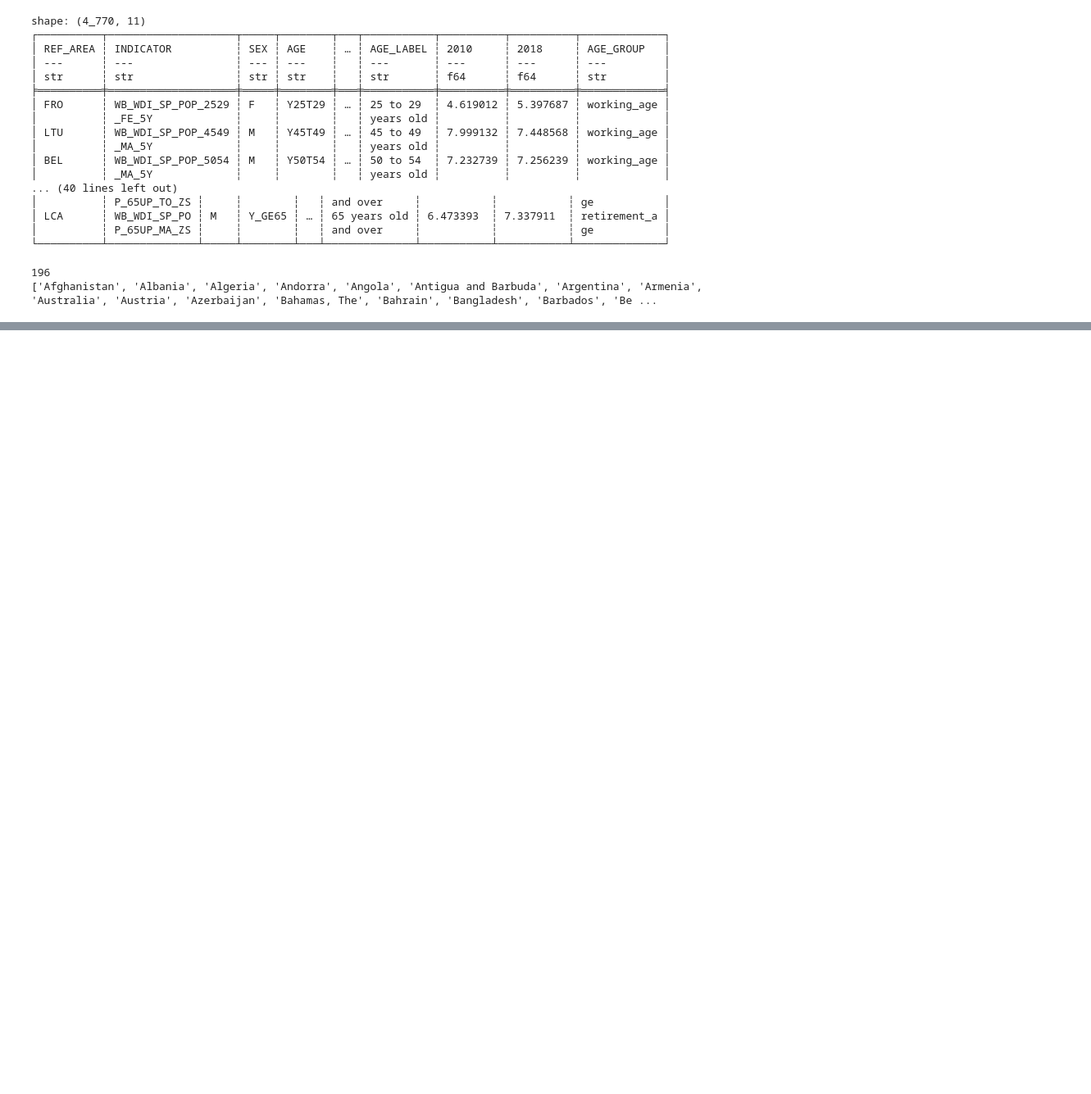
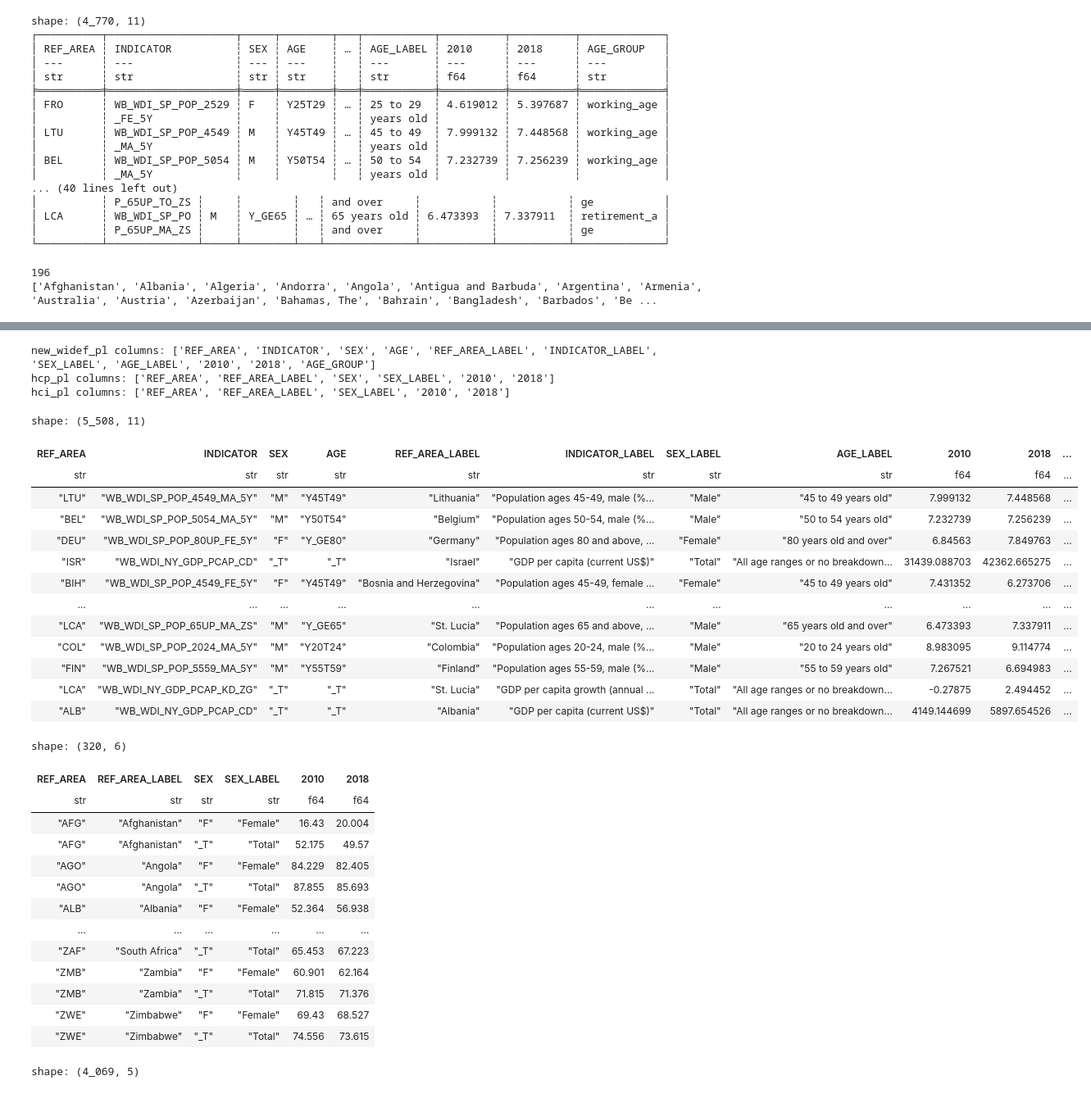
Before and after one commit to rachelv2/first_project, a Jupyter notebook: notebooks/data_cleaning_beatriz.ipynb, the cells around one changed output, grey strips where cells are left out. Shown at 82% size. Drawn from its saved outputs; the diff is of its cells as text; code cells hidden in the pictures; blank space fills up the shorter version.

Commit message:
Cleaned and combined countries present in all 3 datasets. Created "age_group".

```diff
--- a/notebooks/data_cleaning_beatriz.ipynb
+++ b/notebooks/data_cleaning_beatriz.ipynb
@@ -59,0 +20,3 @@ widef_pl.columns
+# %%
+hci_pl = pl.read_csv(config["input_data"]["file_bf2"])
+hci_pl.head()
@@ -59,0 +32,4 @@ widef_pl.columns
+# %%
+hcp_pl = pl.read_csv(
+    config["input_data"]["file_bf3"])
+hcp_pl.head()
@@ -197,0 +238,5 @@ print(widef_pl["REF_AREA_LABEL"].unique().sort().to_list())
+# %%
+hci_pl = hci_pl.select([
+    'REF_AREA','REF_AREA_LABEL', 'SEX_LABEL','2010', '2018'])
+
+hci_pl.head()
@@ -197,0 +344,9 @@ print(widef_pl["REF_AREA_LABEL"].unique().sort().to_list())
+# %%
+hcp_pl = pl.read_csv(
+    config["input_data"]["file_bf3"])
+hcp_pl.head()
+
+hcp_pl = hcp_pl.select([
+    'REF_AREA','REF_AREA_LABEL', 'SEX', 'SEX_LABEL', '2010', '2018'])
+
+hcp_pl.head()
@@ -197,0 +362,45 @@ print(widef_pl["REF_AREA_LABEL"].unique().sort().to_list())
+# %%
+print("new_widef_pl columns:", new_widef_pl.columns)
+print("hcp_pl columns:", hcp_pl.columns)
+print("hci_pl columns:", hci_pl.columns)
+
+new_widef_pl_cleaned_countries = new_widef_pl.filter(pl.col("REF_AREA_LABEL").is_in(countries_all3))
+hcp_pl_cleaned_countries = hcp_pl.filter(pl.col("REF_AREA_LABEL").is_in(countries_all3))
+hci_pl_cleaned_countries = hci_pl.filter(pl.col("REF_AREA_LABEL").is_in(countries_all3))
+
+display(new_widef_pl_cleaned_countries)
+display(hcp_pl_cleaned_countries)
+display(hci_pl_cleaned_countries)
+# %% [output]
+new_widef_pl columns: ['REF_AREA', 'INDICATOR', 'SEX', 'AGE', 'REF_AREA_LABEL', 'INDICATOR_LABEL', 'SEX_LABEL', 'AGE_LABEL', '2010', '2018', 'AGE_GROUP']
+hcp_pl columns: ['REF_AREA', 'REF_AREA_LABEL', 'SEX', 'SEX_LABEL', '2010', '2018']
+hci_pl columns: ['REF_AREA', 'REF_AREA_LABEL', 'SEX_LABEL', '2010', '2018']
+shape: (5_508, 11)
+| REF_AREA | INDICATOR | SEX | AGE | REF_AREA_LABEL | INDICATOR_LABEL | SEX_LABEL | AGE_LABEL | 2010 | 2018 | ... |
+| str | str | str | str | str | str | str | str | f64 | f64 | ... |
+| "LTU" | "WB_WDI_SP_POP_4549_MA_5Y" | "M" | "Y45T49" | "Lithuania" | "Population ages 45-49, male (%… | "Male" | "45 to 49 years old" | 7.999132 | 7.448568 | ... |
+| "BEL" | "WB_WDI_SP_POP_5054_MA_5Y" | "M" | "Y50T54" | "Belgium" | "Population ages 50-54, male (%… | "Male" | "50 to 54 years old" | 7.232739 | 7.256239 | ... |
+| "DEU" | "WB_WDI_SP_POP_80UP_FE_5Y" | "F" | "Y_GE80" | "Germany" | "Population ages 80 and above, … | "Female" | "80 years old and over" | 6.84563 | 7.849763 | ... |
+| "ISR" | "WB_WDI_NY_GDP_PCAP_CD" | "_T" | "_T" | "Israel" | "GDP per capita (current US$)" | "Total" | "All age ranges or no breakdown… | 31439.088703 | 42362.665275 | ... |
+| "BIH" | "WB_WDI_SP_POP_4549_FE_5Y" | "F" | "Y45T49" | "Bosnia and Herzegovina" | "Population ages 45-49, female … | "Female" | "45 to 49 years old" | 7.431352 | 6.273706 | ... |
+| … | … | … | … | … | … | … | … | … | … | ... |
+| "LCA" | "WB_WDI_SP_POP_65UP_MA_ZS" | "M" | "Y_GE65" | "St. Lucia" | "Population ages 65 and above, … | "Male" | "65 years old and over" | 6.473393 | 7.337911 | ... |
+| "COL" | "WB_WDI_SP_POP_2024_MA_5Y" | "M" | "Y20T24" | "Colombia" | "Population ages 20-24, male (%… | "Male" | "20 to 24 years old" | 8.983095 | 9.114774 | ... |
+| "FIN" | "WB_WDI_SP_POP_5559_MA_5Y" | "M" | "Y55T59" | "Finland" | "Population ages 55-59, male (%… | "Male" | "55 to 59 years old" | 7.267521 | 6.694983 | ... |
+| "LCA" | "WB_WDI_NY_GDP_PCAP_KD_ZG" | "_T" | "_T" | "St. Lucia" | "GDP per capita growth (annual … | "Total" | "All age ranges or no breakdown… | -0.27875 | 2.494452 | ... |
+| "ALB" | "WB_WDI_NY_GDP_PCAP_CD" | "_T" | "_T" | "Albania" | "GDP per capita (current US$)" | "Total" | "All age ranges or no breakdown… | 4149.144699 | 5897.654526 | ... |
+shape: (320, 6)
+| REF_AREA | REF_AREA_LABEL | SEX | SEX_LABEL | 2010 | 2018 |
+| str | str | str | str | f64 | f64 |
+| "AFG" | "Afghanistan" | "F" | "Female" | 16.43 | 20.004 |
+| "AFG" | "Afghanistan" | "_T" | "Total" | 52.175 | 49.57 |
+| "AGO" | "Angola" | "F" | "Female" | 84.229 | 82.405 |
+| "AGO" | "Angola" | "_T" | "Total" | 87.855 | 85.693 |
+| "ALB" | "Albania" | "F" | "Female" | 52.364 | 56.938 |
+| … | … | … | … | … | … |
+| "ZAF" | "South Africa" | "_T" | "Total" | 65.453 | 67.223 |
+| "ZMB" | "Zambia" | "F" | "Female" | 60.901 | 62.164 |
+| "ZMB" | "Zambia" | "_T" | "Total" | 71.815 | 71.376 |
+| "ZWE" | "Zimbabwe" | "F" | "Female" | 69.43 | 68.527 |
+| "ZWE" | "Zimbabwe" | "_T" | "Total" | 74.556 | 73.615 |
+shape: (4_069, 5)
```
Also changed, not shown: parts of 16 cells of this notebook, 1 other file.
